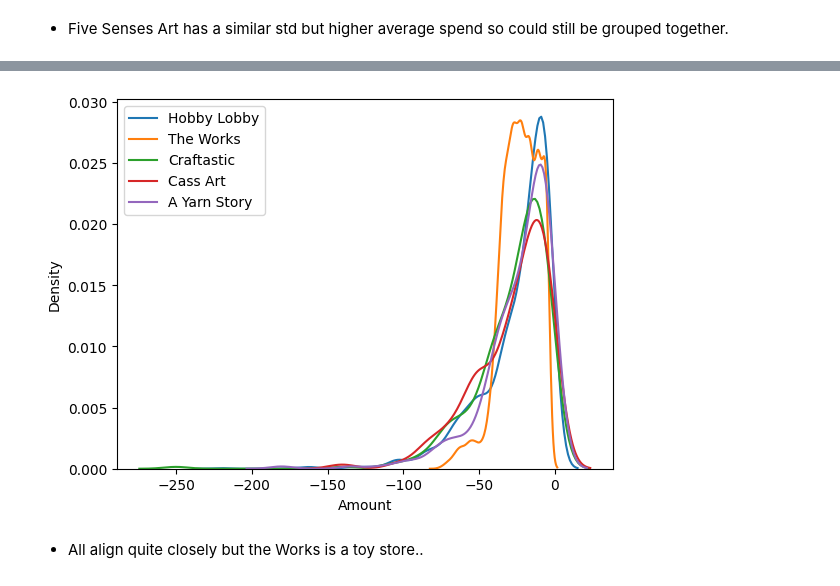
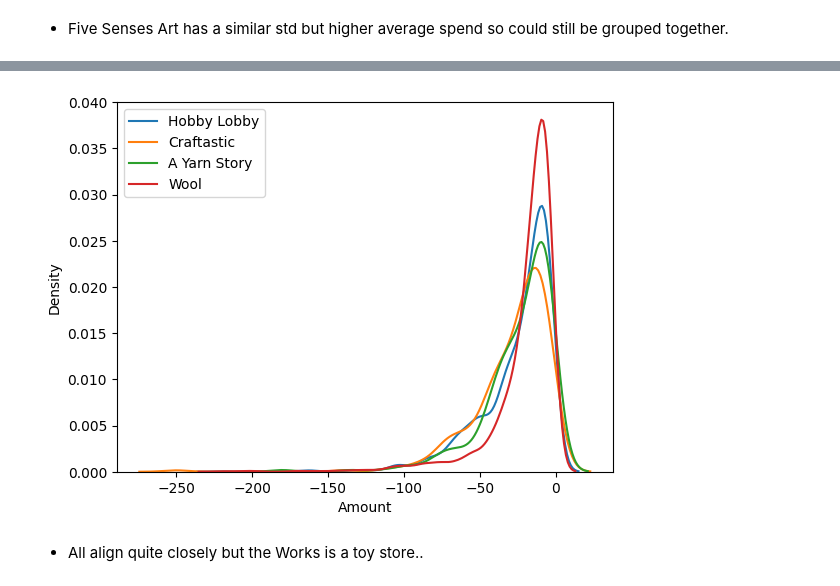
Before and after one commit to UoB-DSMP-2023-24/dsmp-2024-group-38, a Jupyter notebook: Dataset2_DJ_MerchantCategorisationVerification.ipynb, the cells around one changed output, grey strips where cells are left out. Cells and saved outputs as stored; diff of their text form; code cells hidden in the pictures.

Commit message:
investigated miscellaneous merchants

```diff
--- a/Dataset2_DJ_MerchantCategorisationVerification.ipynb
+++ b/Dataset2_DJ_MerchantCategorisationVerification.ipynb
@@ -317,19 +391,27 @@ online_shopping
 # %%
 hobby_lobby = merchant_transactions[merchant_transactions['Third Party Name'] == 'Hobby Lobby']
+hobbycraft = merchant_transactions[merchant_transactions['Third Party Name'] == 'Hobbycraft']
 the_works = merchant_transactions[merchant_transactions['Third Party Name'] == 'The Works']
 craftastic = merchant_transactions[merchant_transactions['Third Party Name'] == 'Craftastic']
 cass_art = merchant_transactions[merchant_transactions['Third Party Name'] == 'Cass Art']
 a_yarn_story = merchant_transactions[merchant_transactions['Third Party Name'] == 'A Yarn Story']
 five_senses_art = merchant_transactions[merchant_transactions['Third Party Name'] == 'Five Senses Art']
-
+wool = merchant_transactions[merchant_transactions['Third Party Name'] == 'Wool']
+stitch_by_stitch = merchant_transactions[merchant_transactions['Third Party Name'] == 'Stitch By Stitch']
+brilliant_brushes = merchant_transactions[merchant_transactions['Third Party Name'] == 'Brilliant Brushes']
 # concatenate describe() dataframes for all art and craft stores
 art_and_craft = pd.concat([hobby_lobby['Amount'].describe(),
+                            hobbycraft['Amount'].describe(),
                             the_works['Amount'].describe(),
                             craftastic['Amount'].describe(),
                             cass_art['Amount'].describe(),
                             a_yarn_story['Amount'].describe(),
-                            five_senses_art['Amount'].describe()], axis=1)
-col_names = ['Hobby Lobby', 'The Works', 'Craftastic', 'Cass Art','A yarn Story','Five Senses Art']
+                            five_senses_art['Amount'].describe(),
+                            wool['Amount'].describe(),
+                            stitch_by_stitch['Amount'].describe(),
+                            brilliant_brushes['Amount'].describe()],axis=1)
+
+col_names = ['Hobby Lobby','Hobbycraft', 'The Works', 'Craftastic', 'Cass Art','A yarn Story','Five Senses Art','Wool','Stitch By Stitch','brilliant_brushes']
 art_and_craft.columns = col_names
 art_and_craft
 # %% [output]
@@ -347,16 +457,14 @@ art_and_craft
 # %%
-
-#kde plot for all art and craft stores
 sns.kdeplot(hobby_lobby['Amount'], label='Hobby Lobby')
-sns.kdeplot(the_works['Amount'], label='The Works')
+#sns.kdeplot(the_works['Amount'], label='The Works')
 sns.kdeplot(craftastic['Amount'], label='Craftastic')
-sns.kdeplot(cass_art['Amount'], label='Cass Art')
 sns.kdeplot(a_yarn_story['Amount'], label='A Yarn Story')
+sns.kdeplot(wool['Amount'], label='Wool')
 
 plt.legend()
 plt.show()
 # %% [output]
-[figure, old version]
+[figure, new version]
 # %% [markdown]
 - All align quite closely but the Works is a toy store..
 # %% [markdown]
```
Also changed, not shown: parts of 17 cells of this notebook.
